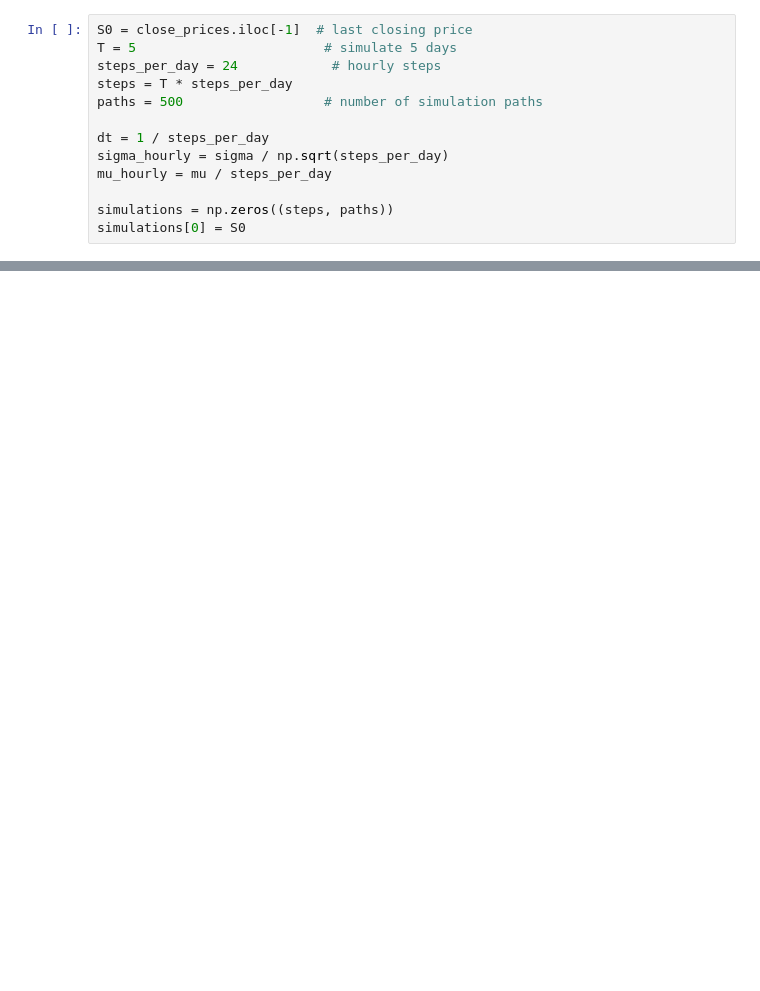
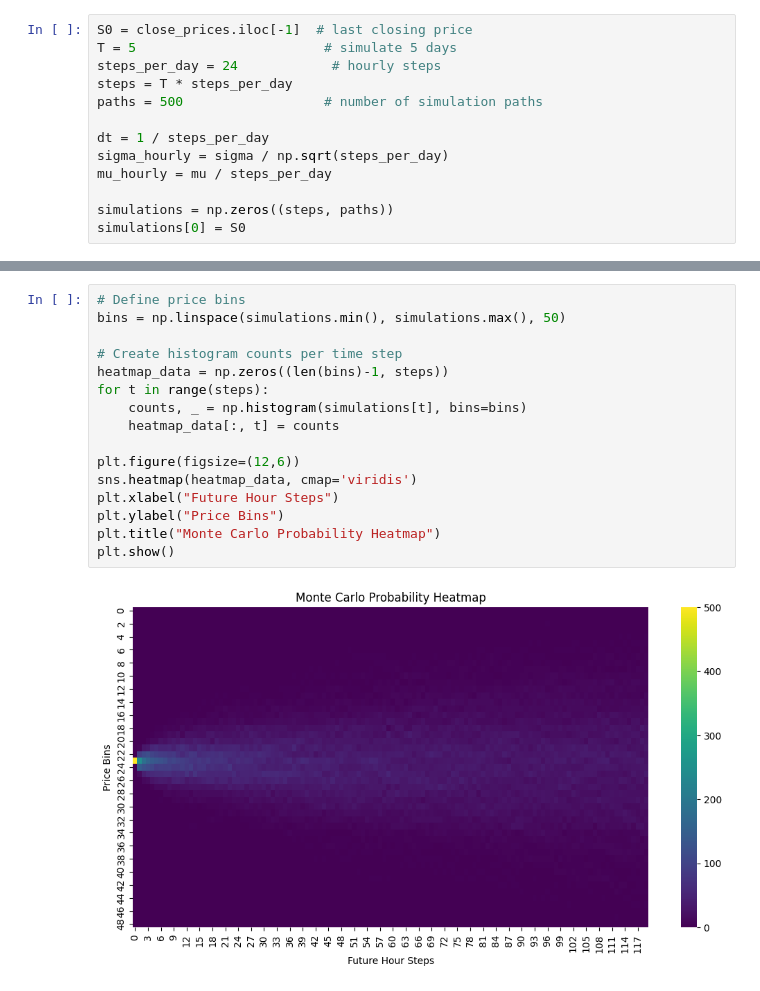
Before and after one commit to RayemAlam69/monte_carlo_ema, a Jupyter notebook: scripts/XAU_MonteCarlo.ipynb, the cells around one changed output, grey strips where cells are left out. Drawn from its saved outputs; the diff is of its cells as text; blank space fills up the shorter version.

Commit message:
Update notebook with new Monte Carlo code

```diff
--- a/scripts/XAU_MonteCarlo.ipynb
+++ b/scripts/XAU_MonteCarlo.ipynb
@@ -57,0 +87,18 @@ pd.Series(simulations[-1]).describe()
+# %%
+# Define price bins
+bins = np.linspace(simulations.min(), simulations.max(), 50)
+
+# Create histogram counts per time step
+heatmap_data = np.zeros((len(bins)-1, steps))
+for t in range(steps):
+    counts, _ = np.histogram(simulations[t], bins=bins)
+    heatmap_data[:, t] = counts
+
+plt.figure(figsize=(12,6))
+sns.heatmap(heatmap_data, cmap='viridis')
+plt.xlabel("Future Hour Steps")
+plt.ylabel("Price Bins")
+plt.title("Monte Carlo Probability Heatmap")
+plt.show()
+# %% [output]
+[figure, added]
```
Also changed, not shown: parts of 7 cells of this notebook.
